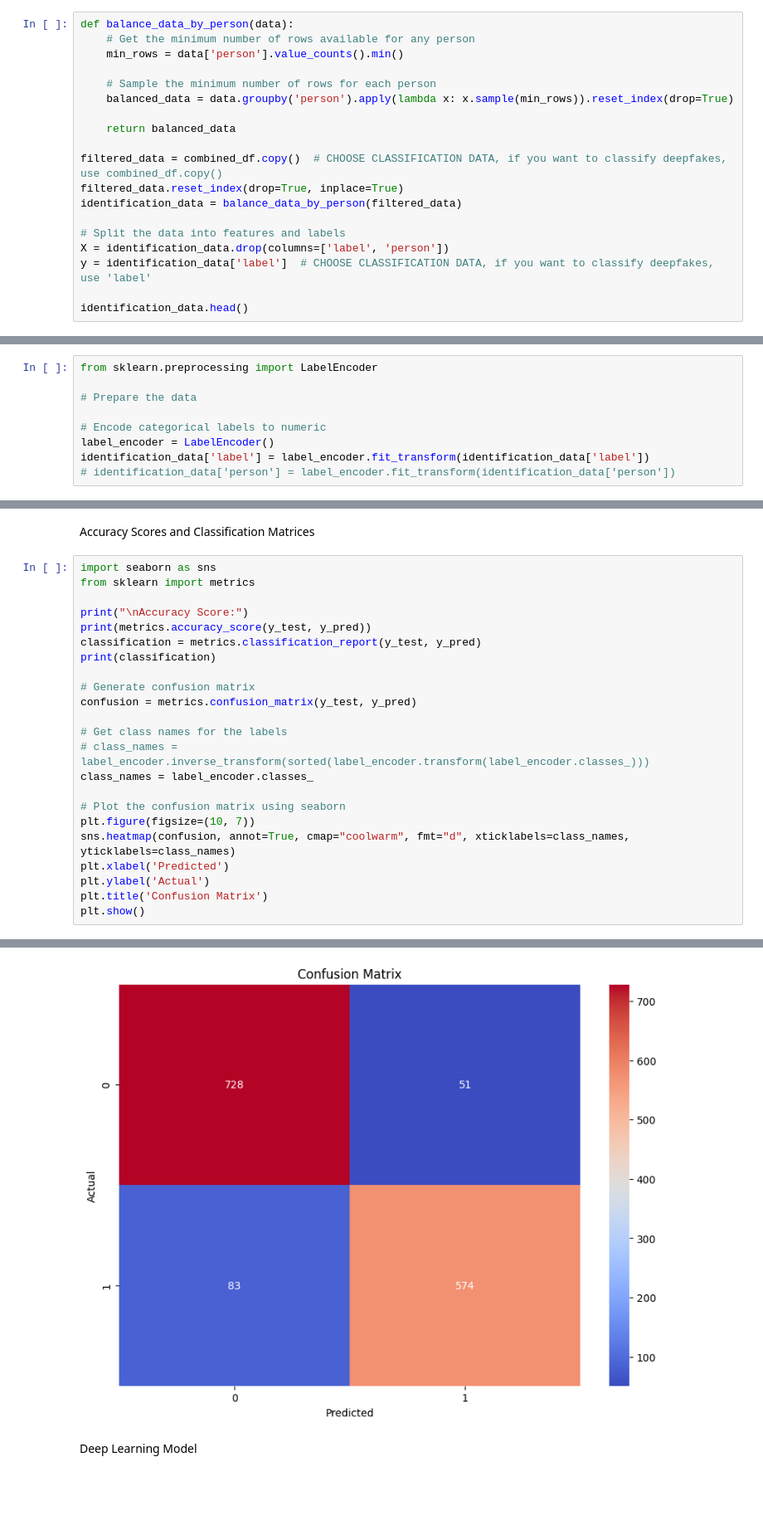
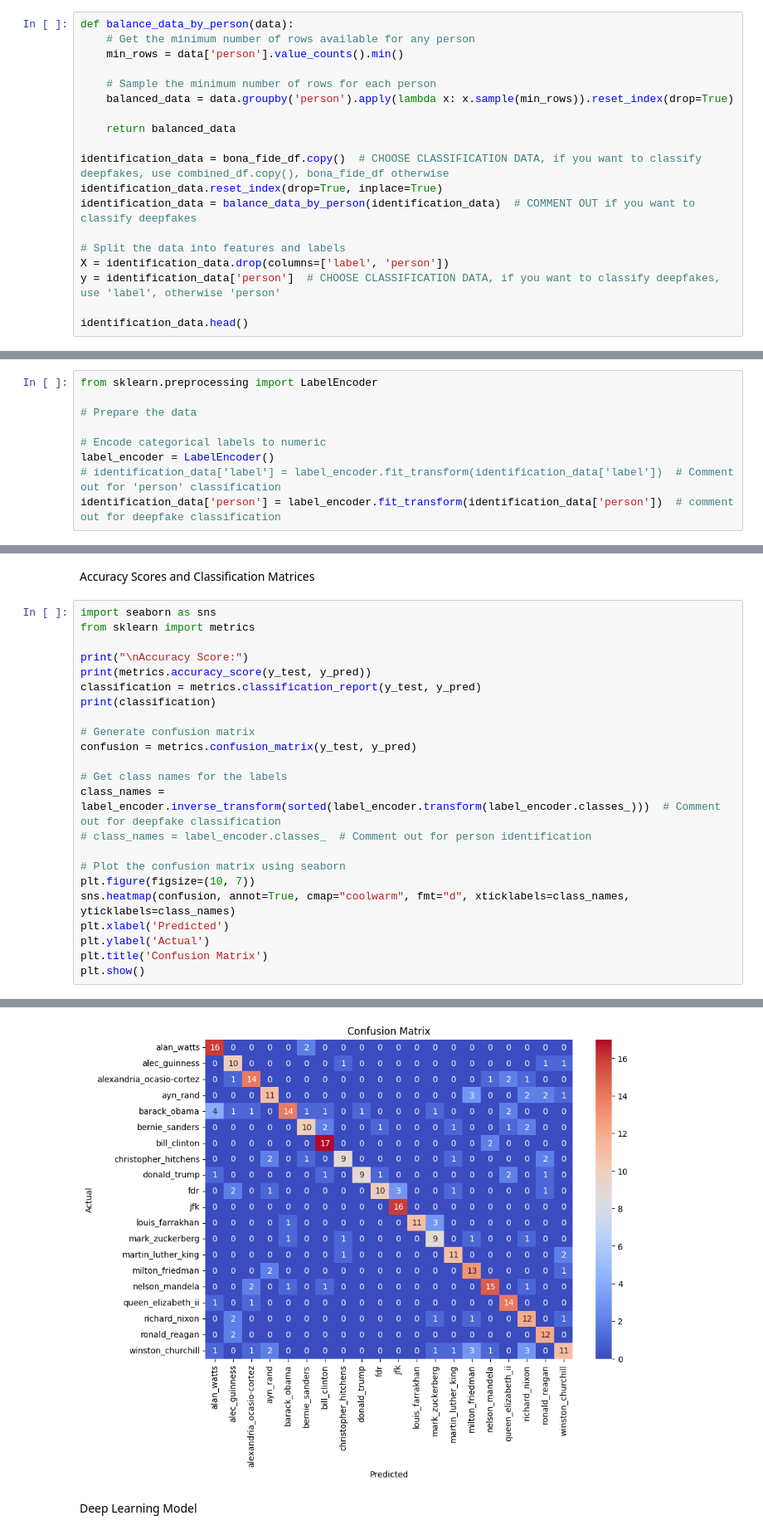
Before and after one commit to vnijat93/cis_663_summer_24, a Jupyter notebook: identification.ipynb, the cells around one changed output, grey strips where cells are left out. Shown: that part at 83% size. Saved outputs shown, nothing was run; the diff lists cells and outputs as text; blank space fills up the shorter version.

Commit message:
pushing updated identification notebook

```diff
--- a/identification.ipynb
+++ b/identification.ipynb
@@ -51,13 +51,13 @@ def balance_data_by_person(data):
 
     return balanced_data
 
-filtered_data = combined_df.copy()  # CHOOSE CLASSIFICATION DATA, if you want to classify deepfakes, use combined_df.copy()
-filtered_data.reset_index(drop=True, inplace=True)
-identification_data = balance_data_by_person(filtered_data)
+identification_data = bona_fide_df.copy()  # CHOOSE CLASSIFICATION DATA, if you want to classify deepfakes, use combined_df.copy(), bona_fide_df otherwise
+identification_data.reset_index(drop=True, inplace=True)
+identification_data = balance_data_by_person(identification_data)  # COMMENT OUT if you want to classify deepfakes
 
 # Split the data into features and labels
 X = identification_data.drop(columns=['label', 'person'])
-y = identification_data['label']  # CHOOSE CLASSIFICATION DATA, if you want to classify deepfakes, use 'label'
+y = identification_data['person']  # CHOOSE CLASSIFICATION DATA, if you want to classify deepfakes, use 'label', otherwise 'person'
 
 identification_data.head()
 # %% [output]
@@ -99,8 +99,8 @@ from sklearn.preprocessing import LabelEncoder
 
 # Encode categorical labels to numeric
 label_encoder = LabelEncoder()
-identification_data['label'] = label_encoder.fit_transform(identification_data['label'])
-# identification_data['person'] = label_encoder.fit_transform(identification_data['person'])
+# identification_data['label'] = label_encoder.fit_transform(identification_data['label'])  # Comment out for 'person' classification
+identification_data['person'] = label_encoder.fit_transform(identification_data['person'])  # comment out for deepfake classification
 # %%
 from sklearn.model_selection import train_test_split
 
@@ -147,8 +147,8 @@ print(classification)
 confusion = metrics.confusion_matrix(y_test, y_pred)
 
 # Get class names for the labels
-# class_names = label_encoder.inverse_transform(sorted(label_encoder.transform(label_encoder.classes_)))
-class_names = label_encoder.classes_
+class_names = label_encoder.inverse_transform(sorted(label_encoder.transform(label_encoder.classes_)))  # Comment out for deepfake classification
+# class_names = label_encoder.classes_  # Comment out for person identification
 
 # Plot the confusion matrix using seaborn
 plt.figure(figsize=(10, 7))
@@ -171,4 +178,4 @@ weighted avg       0.91      0.91      0.91      1436
-[figure, old version]
+[figure, new version]
 # %% [markdown]
 Deep Learning Model
 # %%
```
Also changed, not shown: parts of 2 cells of this notebook.
